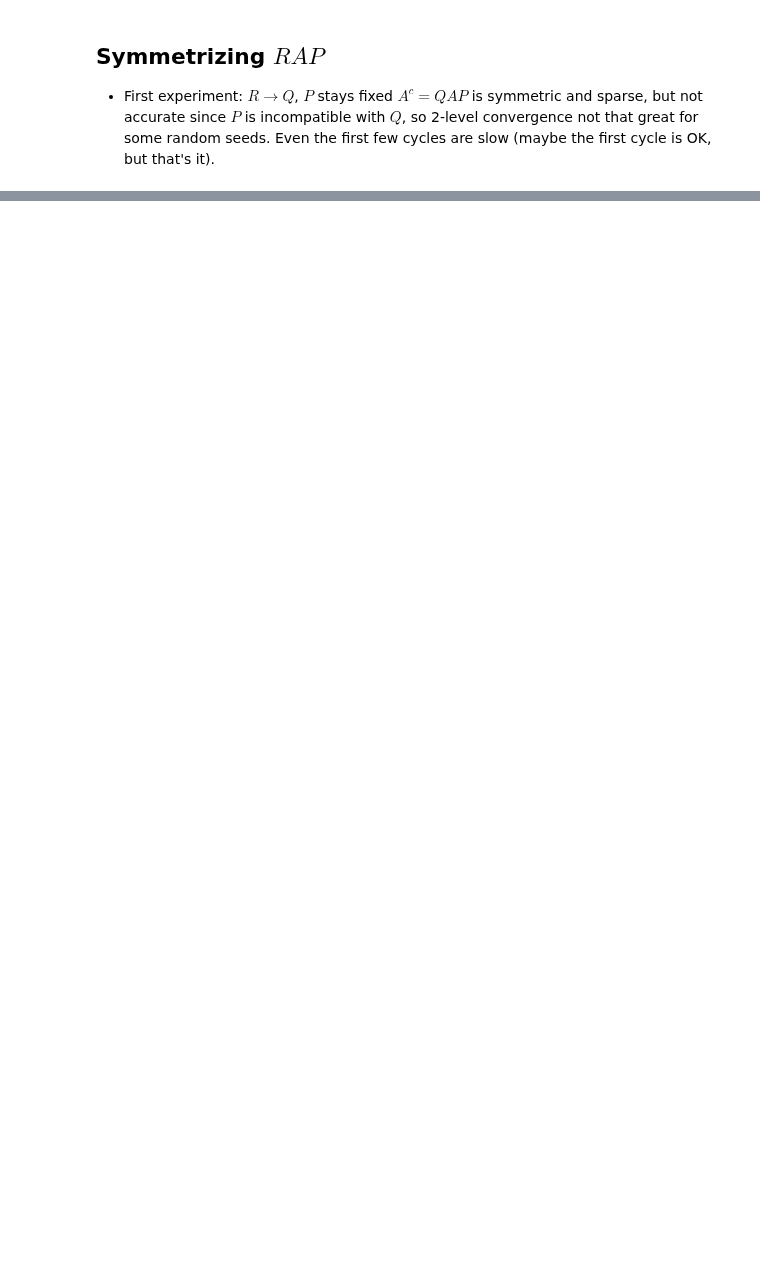
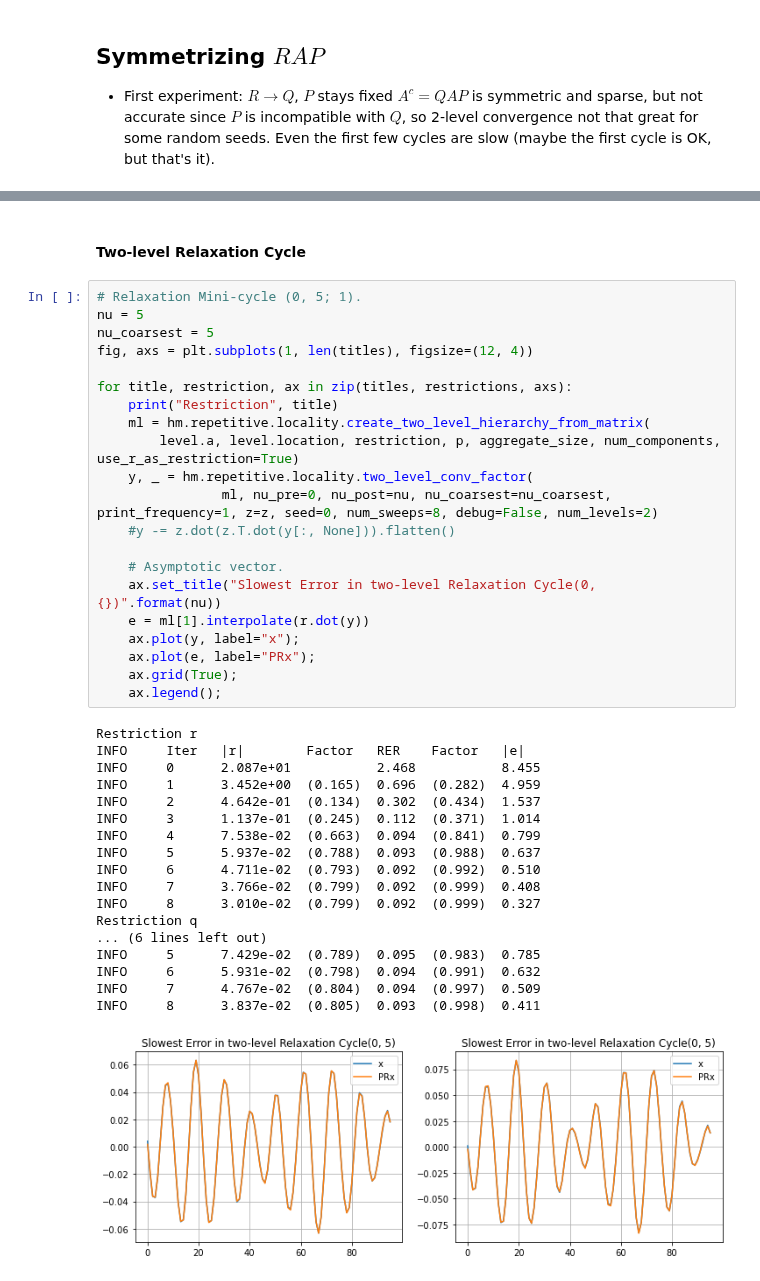
Before and after one commit to 436ahsan/Helmholtz, a Jupyter notebook: notebooks/repetitive/4_2_coarsening_3_level_qap.ipynb, the cells around one changed output, grey strips where cells are left out. Saved outputs shown, nothing was run; the diff lists cells and outputs as text; blank space fills up the shorter version.

```diff
--- a/notebooks/repetitive/4_2_coarsening_3_level_qap.ipynb
+++ b/notebooks/repetitive/4_2_coarsening_3_level_qap.ipynb
@@ -305,0 +338,42 @@ INFO        16 |r| 2.554e-11 (0.19304) RER 0.49895 (1.00098) 0.000
+# %% [markdown]
+#### Two-level Relaxation Cycle
+# %%
+# Relaxation Mini-cycle (0, 5; 1).
+nu = 5
+nu_coarsest = 5
+fig, axs = plt.subplots(1, len(titles), figsize=(12, 4))
+
+for title, restriction, ax in zip(titles, restrictions, axs):
+    print("Restriction", title)
+    ml = hm.repetitive.locality.create_two_level_hierarchy_from_matrix(
+        level.a, level.location, restriction, p, aggregate_size, num_components, use_r_as_restriction=True)
+    y, _ = hm.repetitive.locality.two_level_conv_factor(
+                ml, nu_pre=0, nu_post=nu, nu_coarsest=nu_coarsest, print_frequency=1, z=z, seed=0, num_sweeps=8, debug=False, num_levels=2)
+    #y -= z.dot(z.T.dot(y[:, None])).flatten()
+
+    # Asymptotic vector.
+    ax.set_title("Slowest Error in two-level Relaxation Cycle(0, {})".format(nu))
+    e = ml[1].interpolate(r.dot(y))
+    ax.plot(y, label="x");
+    ax.plot(e, label="PRx");
+    ax.grid(True);
+    ax.legend();
+# %% [output]
+Restriction r
+INFO     Iter   |r|        Factor   RER    Factor   |e|
+INFO     0      2.087e+01           2.468           8.455
+INFO     1      3.452e+00  (0.165)  0.696  (0.282)  4.959
+INFO     2      4.642e-01  (0.134)  0.302  (0.434)  1.537
+INFO     3      1.137e-01  (0.245)  0.112  (0.371)  1.014
+INFO     4      7.538e-02  (0.663)  0.094  (0.841)  0.799
+INFO     5      5.937e-02  (0.788)  0.093  (0.988)  0.637
+INFO     6      4.711e-02  (0.793)  0.092  (0.992)  0.510
+INFO     7      3.766e-02  (0.799)  0.092  (0.999)  0.408
+INFO     8      3.010e-02  (0.799)  0.092  (0.999)  0.327
+Restriction q
+... (6 lines left out)
+INFO     5      7.429e-02  (0.789)  0.095  (0.983)  0.785
+INFO     6      5.931e-02  (0.798)  0.094  (0.991)  0.632
+INFO     7      4.767e-02  (0.804)  0.094  (0.997)  0.509
+INFO     8      3.837e-02  (0.805)  0.093  (0.998)  0.411
+[figure, added]
```
Also changed, not shown: parts of 30 cells of this notebook, 2 other files.
